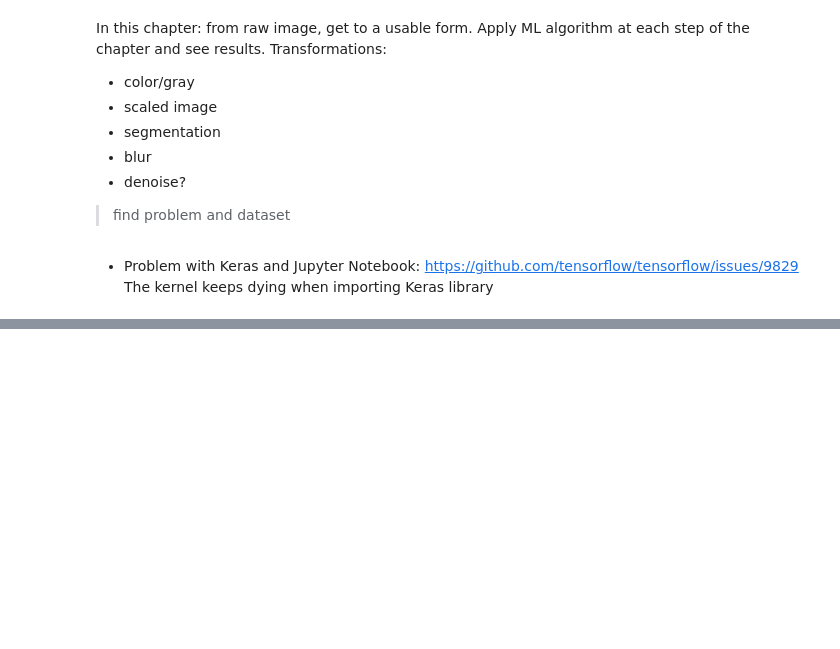
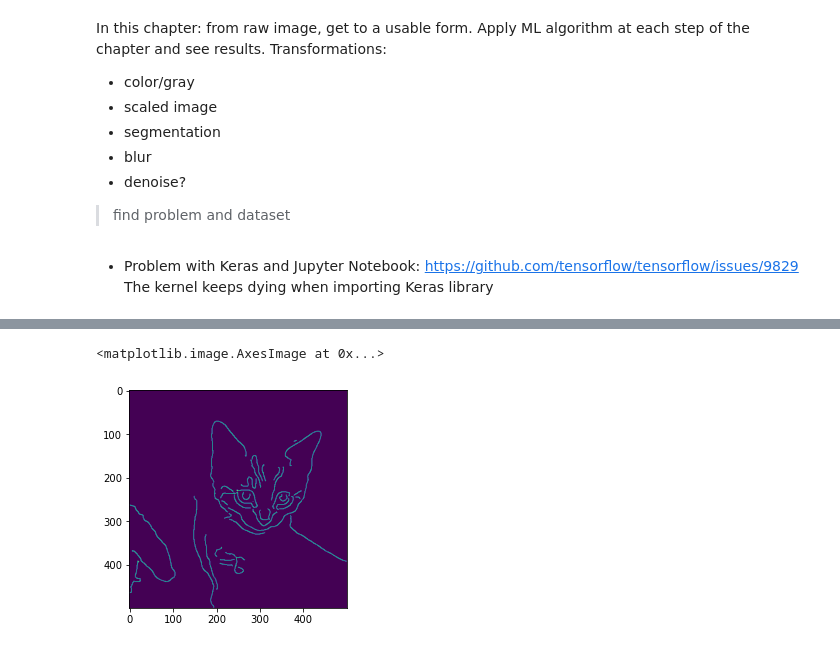
Before and after one commit to annalaine/quaxp, a Jupyter notebook: 2-x-transform.ipynb, the cells around one changed output, grey strips where cells are left out. Cells and saved outputs as stored; diff of their text form; code cells hidden in the pictures; blank space fills up the shorter version.

```diff
--- a/2-x-transform.ipynb
+++ b/2-x-transform.ipynb
@@ -110,0 +130,6 @@ def classify_images(df):
+# %%
+canny = sf.canny(image2, sigma = 3)
+plt.imshow(canny)
+# %% [output]
+<matplotlib.image.AxesImage at 0x...>
+[figure, added]
```
Also changed, not shown: parts of 14 cells of this notebook, 4 other files.
